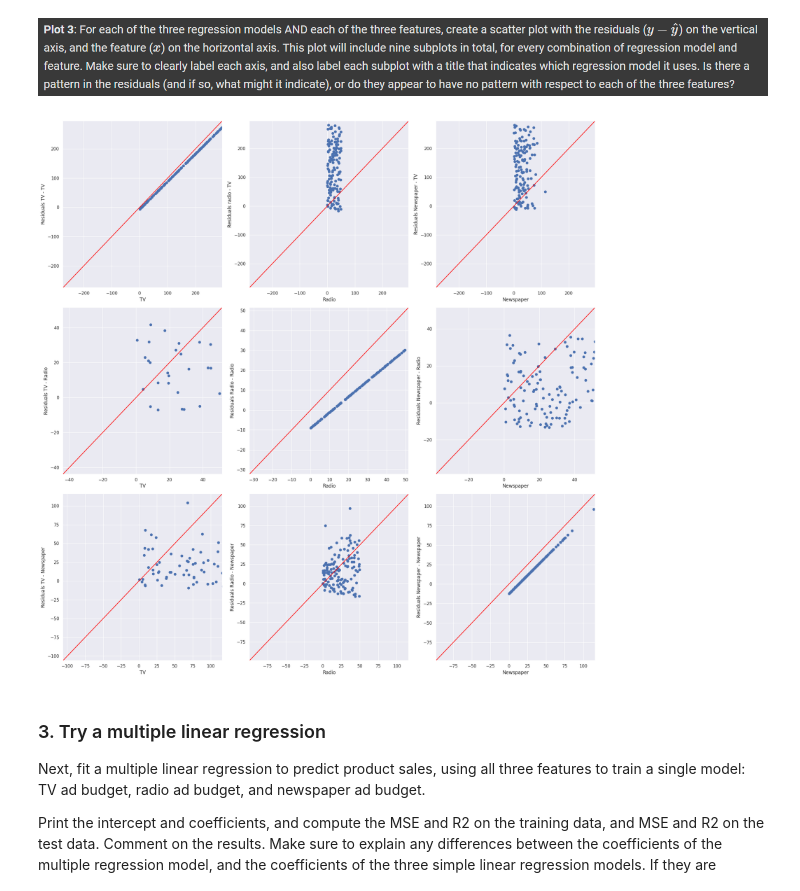
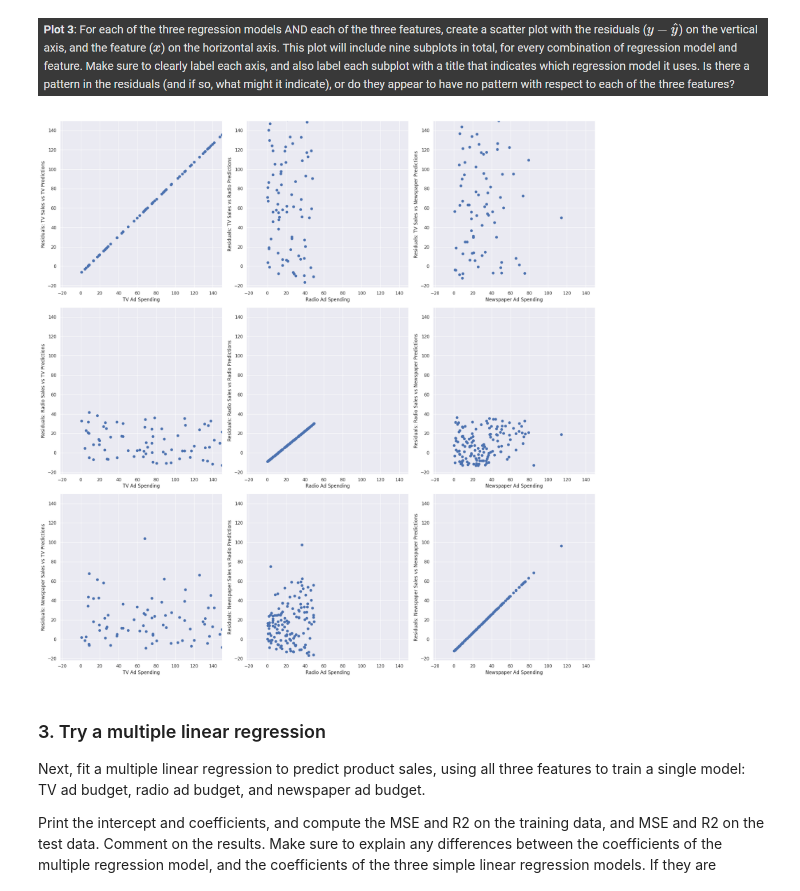
Before and after one commit to ZoeMcFife/5AHITM, a Jupyter notebook: INSY/Colab/#2024-11-28#/linear-regression.ipynb, the cells around one changed output. Saved outputs shown, nothing was run; the diff lists cells and outputs as text; code cells hidden in the pictures.

```diff
--- a/INSY/Colab/#2024-11-28#/linear-regression.ipynb
+++ b/INSY/Colab/#2024-11-28#/linear-regression.ipynb
@@ -308,34 +308,32 @@ plt.show()
 # %%
 fig, axes = plt.subplots(nrows=3, ncols=3, figsize=(20,20))
 
-def plot_residual_vs_feature(ax, x, y_true, y_pred, title, title2):
-    min_val = min(min(y_true), min(y_pred - y_true)) - 2
-    max_val = max(max(y_true), max(y_pred - y_true)) + 2
-
-
-    ax.scatter(x, y_true - y_pred)
-    ax.plot([min_val, max_val], [min_val, max_val], color='red')
-    ax.set_xlabel(title)
+def plot_residual_vs_feature(ax, feature, y_true, y_pred, title, title2):
+    min_val = -22
+    max_val = 150
+    ax.scatter(feature, y_true - y_pred)
+    ax.set_xlabel(title + " Ad Spending")
     ax.set_ylabel(title2)
     ax.set_xlim(min_val, max_val)
     ax.set_ylim(min_val, max_val)
 
-plot_residual_vs_feature(axes[0, 0], train['TV'], train['TV'], y_pred_tr_tv, "TV", "Residuals TV - TV")
-plot_residual_vs_feature(axes[0, 1], train['radio'], train['TV'], y_pred_tr_radio, "Radio", "Residuals radio - TV")
-plot_residual_vs_feature(axes[0, 2], train['newspaper'], train['TV'], y_pred_tr_news, "Newspaper", "Residuals Newspaper - TV")
+plot_residual_vs_feature(axes[0, 0], train['TV'], train['TV'], y_pred_tr_tv, "TV", "Residuals: TV Sales vs TV Predictions")
+plot_residual_vs_feature(axes[0, 1], train['radio'], train['TV'], y_pred_tr_radio, "Radio", "Residuals: TV Sales vs Radio Predictions")
+plot_residual_vs_feature(axes[0, 2], train['newspaper'], train['TV'], y_pred_tr_news, "Newspaper", "Residuals: TV Sales vs Newspaper Predictions")
 
-plot_residual_vs_feature(axes[1, 0], train['TV'], train['radio'], y_pred_tr_tv, "TV", "Residuals TV - Radio")
-plot_residual_vs_feature(axes[1, 1], train['radio'], train['radio'], y_pred_tr_radio, "Radio", "Residuals Radio - Radio")
-plot_residual_vs_feature(axes[1, 2], train['newspaper'], train['radio'], y_pred_tr_news, "Newspaper", "Residuals Newspaper - Radio")
+plot_residual_vs_feature(axes[1, 0], train['TV'], train['radio'], y_pred_tr_tv, "TV", "Residuals: Radio Sales vs TV Predictions")
+plot_residual_vs_feature(axes[1, 1], train['radio'], train['radio'], y_pred_tr_radio, "Radio", "Residuals: Radio Sales vs Radio Predictions")
+plot_residual_vs_feature(axes[1, 2], train['newspaper'], train['radio'], y_pred_tr_news, "Newspaper", "Residuals: Radio Sales vs Newspaper Predictions")
 
-plot_residual_vs_feature(axes[2, 0], train['TV'], train['newspaper'], y_pred_tr_tv, "TV", "Residuals TV - Newspaper")
-plot_residual_vs_feature(axes[2, 1], train['radio'], train['newspaper'], y_pred_tr_radio, "Radio", "Residuals Radio - Newspaper")
-plot_residual_vs_feature(axes[2, 2], train['newspaper'], train['newspaper'], y_pred_tr_news, "Newspaper", "Residuals Newspaper - Newspaper")
+plot_residual_vs_feature(axes[2, 0], train['TV'], train['newspaper'], y_pred_tr_tv, "TV", "Residuals: Newspaper Sales vs TV Predictions")
+plot_residual_vs_feature(axes[2, 1], train['radio'], train['newspaper'], y_pred_tr_radio, "Radio", "Residuals: Newspaper Sales vs Radio Predictions")
+plot_residual_vs_feature(axes[2, 2], train['newspaper'], train['newspaper'], y_pred_tr_news, "Newspaper", "Residuals: Newspaper Sales vs Newspaper Predictions")
+
 
 plt.tight_layout()
 plt.show()
 # %% [output]
-[figure, old version]
+[figure, new version]
 # %% [markdown]
 ### 3. Try a multiple linear regression
 
```
Also changed, not shown: parts of 1 cell of this notebook.
